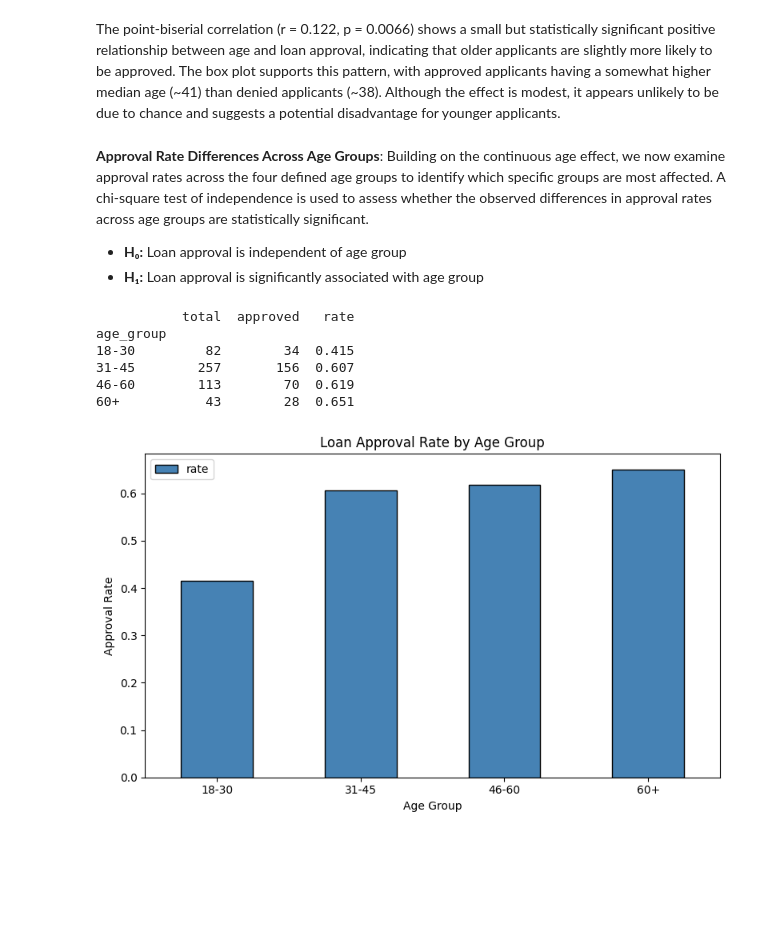
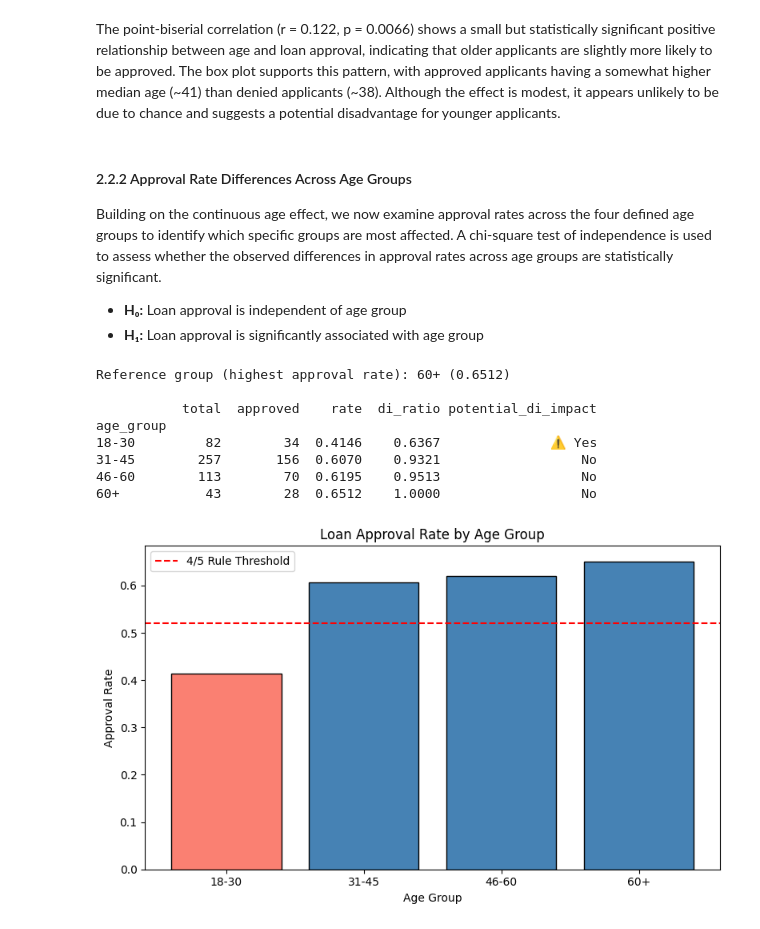
Before and after one commit to afonsojoao2001/dego-project-team12, a Jupyter notebook: notebooks/02-bias-analysis.ipynb, the cells around one changed output. Cells and saved outputs as stored; diff of their text form; code cells hidden in the pictures; blank space fills up the shorter version.

```diff
--- a/notebooks/02-bias-analysis.ipynb
+++ b/notebooks/02-bias-analysis.ipynb
@@ -305,8 +323,9 @@ Passing `palette` without assigning `hue` is deprecated and will be removed in v
 # %% [markdown]
 The point-biserial correlation (r = 0.122, p = 0.0066) shows a small but statistically significant positive relationship between age and loan approval, indicating that older applicants are slightly more likely to be approved. The box plot supports this pattern, with approved applicants having a somewhat higher median age (~41) than denied applicants (~38). Although the effect is modest, it appears unlikely to be due to chance and suggests a potential disadvantage for younger applicants.
 # %% [markdown]
-**Approval Rate Differences Across Age Groups**: Building on the continuous age effect, we now examine approval rates across the four
-defined age groups to identify which specific groups are most affected. A chi-square test of independence is used to assess whether the observed differences in approval rates across age groups are statistically significant.
+#### 2.2.2 Approval Rate Differences Across Age Groups
+
+Building on the continuous age effect, we now examine approval rates across the four defined age groups to identify which specific groups are most affected. A chi-square test of independence is used to assess whether the observed differences in approval rates across age groups are statistically significant.
 
 - **H₀:** Loan approval is independent of age group
 - **H₁:** Loan approval is significantly associated with age group
@@ -316,41 +335,46 @@ age_approval = df_bias.groupby("age_group")["decision_loan_approved"].agg(
     total="count",
     approved="sum",
     rate="mean"
-).round(3)
-print(age_approval)
+).round(4)
+
+# DI Ratio for all groups against highest performing group
+max_rate        = age_approval["rate"].max()
+privileged_group = age_approval["rate"].idxmax()
+
+age_approval["di_ratio"]            = (age_approval["rate"] / max_rate).round(4)
+age_approval["potential_di_impact"] = age_approval["di_ratio"].apply(
+    lambda x: "⚠️ Yes" if x < 0.8 else "No"
+)
+
+# Summary table
+print(f"Reference group (highest approval rate): {privileged_group} ({max_rate:.4f})\n")
+print(age_approval[["total", "approved", "rate", "di_ratio", "potential_di_impact"]].to_string())
 # %% [output]
-           total  approved   rate
+Reference group (highest approval rate): 60+ (0.6512)
+
+           total  approved    rate  di_ratio potential_di_impact
 age_group
-18-30         82        34  0.415
-31-45        257       156  0.607
-46-60        113        70  0.619
-60+           43        28  0.651
+18-30         82        34  0.4146    0.6367              ⚠️ Yes
+31-45        257       156  0.6070    0.9321                  No
+46-60        113        70  0.6195    0.9513                  No
+60+           43        28  0.6512    1.0000                  No
-# %%
-# DI Ratio for age groups
-max_rate = age_approval["Approval_Rate"].max()
-min_rate = age_approval["Approval_Rate"].min()
-di_age   = min_rate / max_rate
-
-print(f"\nHighest approval rate : {max_rate:.4f} ({age_approval['Approval_Rate'].idxmax()})")
-print(f"Lowest approval rate  : {min_rate:.4f} ({age_approval['Approval_Rate'].idxmin()})")
-print(f"Disparate Impact Ratio: {di_age:.4f}")
-print("Potential disparate impact detected!" if di_age < 0.8
-      else "DI ratio within acceptable range.")
 # %%
 # Visualization: Bar chart of approval rates by age group
-age_approval["rate"].plot(
-    kind="bar",
-    color="steelblue",
-    edgecolor="black",
-    figsize=(8, 5)
+fig, ax = plt.subplots(figsize=(8, 5))
+
+bars = ax.bar(
+    age_approval.index,
+    age_approval["rate"],
+    color=["salmon" if x < 0.8 else "steelblue" for x in age_approval["di_ratio"]],
+    edgecolor="black"
 )
-plt.title("Loan Approval Rate by Age Group")
-plt.xlabel("Age Group")
-plt.ylabel("Approval Rate")
-plt.xticks(rotation=0)
-#plt.axhline(y=max_rate * 0.8, color="red", linestyle="--", label="4/5 Rule Threshold")
-plt.legend()
+
+ax.axhline(y=max_rate * 0.8, color="red", linestyle="--", label="4/5 Rule Threshold")
+ax.set_title("Loan Approval Rate by Age Group")
+ax.set_xlabel("Age Group")
+ax.set_ylabel("Approval Rate")
+ax.legend()
 plt.tight_layout()
 plt.show()
 # %% [output]
-[figure, old version]
+[figure, new version]
```
Also changed, not shown: parts of 33 cells of this notebook.
